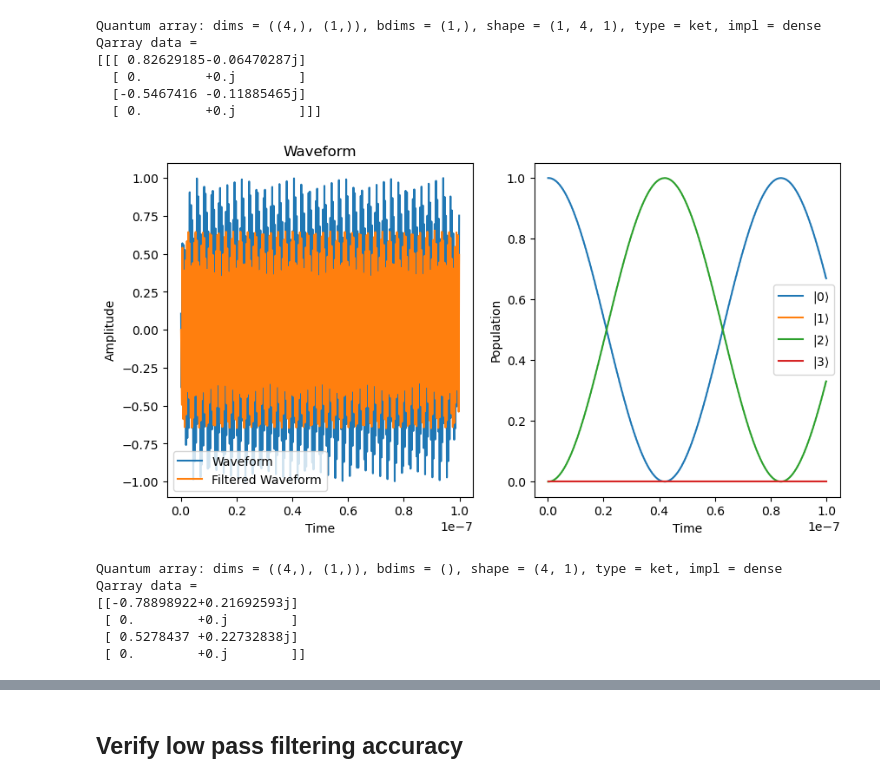
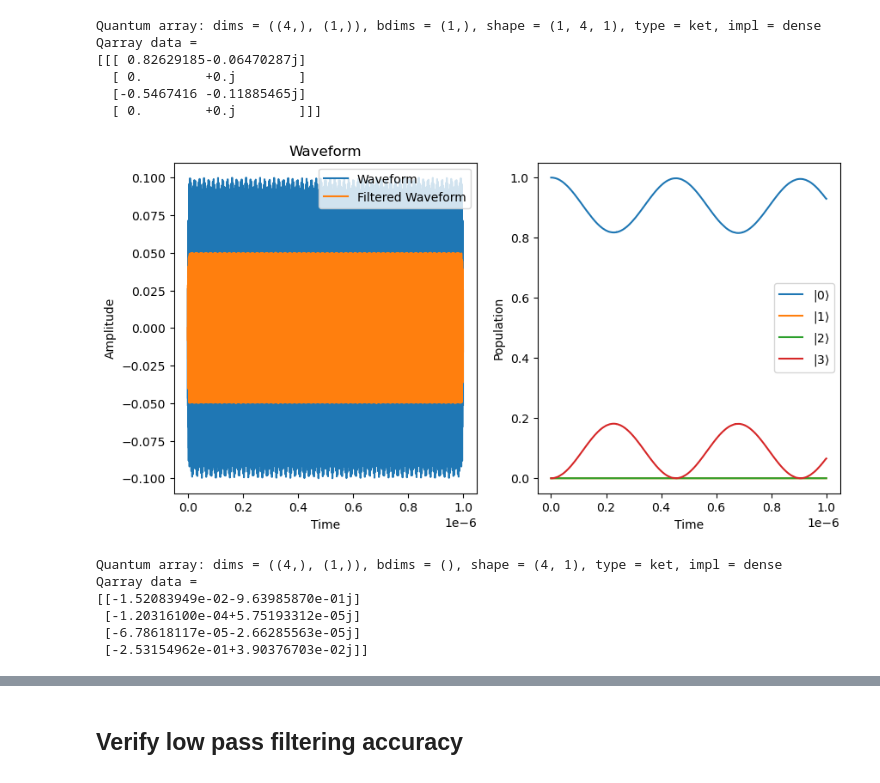
Before and after one commit to Sephiram591/qcontrol, a Jupyter notebook: src/qcontrol/snv/testing_single_particle_impl.ipynb, the cells around one changed output, grey strips where cells are left out. Saved outputs shown, nothing was run; the diff lists cells and outputs as text; code cells hidden in the pictures.

```diff
--- a/src/qcontrol/snv/testing_single_particle_impl.ipynb
+++ b/src/qcontrol/snv/testing_single_particle_impl.ipynb
@@ -88,7 +99,7 @@ def get_basic_particle(dipole_crystal_axis_idx=0) -> SnVParticle:
         magnet_unit_magnitude=jnp.ones(3),                          # error in vector-magnet axes magnitude
         magnet_axes_rotations=jnp.zeros((3, 3)),                    # (magnet_axis, Cartesian rotation-vector component)
         strain_params=jnp.asarray([0.0, 10.0, 30, 5, 15]),   # zpl_shift, alpha, beta, alpha_exc, beta_exc
-        dark_count_rate=jnp.asarray(0.001),
+        dark_count_rate=jnp.asarray(300.0),
 
         # Resonant pump coupling
         resonant_pump_coupling_rate=jnp.asarray(0.03),
@@ -96,7 +107,7 @@ def get_basic_particle(dipole_crystal_axis_idx=0) -> SnVParticle:
         resonant_pump_polarization=jnp.asarray(0.0),
         resonant_pump_phase=jnp.asarray(0.0),
         mode_field_orientation=jnp.asarray([[0.0, 0.0], [0.5 * jnp.pi, 0.5 * jnp.pi]]),  # (TE/TM, theta/phi) in the crystal frame
-        transmission_out_diamond=jnp.ones(2),
+        transmission_out_diamond=0.0001*jnp.ones(2),
         reflection_from_pic=jnp.zeros(2),
 
         eom_vpi_ratio=jnp.asarray(0.6),
@@ -115,7 +126,7 @@ def get_basic_particle(dipole_crystal_axis_idx=0) -> SnVParticle:
 
     nondiff = SnVNonDiffParams(
         dipole_crystal_axis_idx=jnp.asarray(dipole_crystal_axis_idx, dtype=jnp.int32),
-        hyperfine_neighbor_idx=jnp.asarray(HyperfineNeighbor.NONEIGHBOR, dtype=jnp.int32),
+        hyperfine_neighbor_idx=jnp.asarray(HyperfineNeighbor.C13_FIRST_CLASS_0, dtype=jnp.int32),
         excited_state_lifetime=jnp.asarray(6.0),
         debye_waller_factor=jnp.asarray(0.6),
         quantum_efficiency=jnp.asarray(0.8),
@@ -296,7 +307,7 @@ notebook, which builds an `SnVDistribution` of many particles and vmaps a
 # Example
 # -------------------------------------------------------------------------
 particle = particle_longitudinal
-control_state = ph.get_optimal_control_state(particle, B_target, target_dipole_operator)
+control_state = ph.SnVControlState.from_targets(particle, B_target, target_dipole_operator)
 
 pulse = AnalogPulse(
     length=1e-6,
@@ -308,7 +319,7 @@ pulse = AnalogPulse(
     frequency=ph.get_emr_freqs(particle, control_state)[0] * 1e9,
     frequency_chirp=0,
     shape=Shape.TRIANGLE,
-    S21_correct=True,
+    S21_correct=False,
     w_3db=2e9,
     phase_offset=np.nan,
     name="",
@@ -372,7 +383,7 @@ pulse = AnalogPulse(
     # frequency=drive_freq_ghz * 1e9,
     frequency_chirp=0,
     shape=Shape.TRIANGLE,
-    S21_correct=True,
+    S21_correct=False,
     w_3db=2e9,
     phase_offset=np.nan,
     name="",
@@ -478,7 +489,7 @@ pulse = AnalogPulse(
     frequency=ph.get_emr_freqs(particle, control_state)[0] * 1e9,
     frequency_chirp=0,
     shape=Shape.TRIANGLE,
-    S21_correct=True,
+    S21_correct=False,
     w_3db=2 * jnp.pi * 2e9,
     phase_offset=np.nan,
     name="",
@@ -576,62 +587,64 @@ Qarray data =
   [ 0.        +0.j        ]]]
 # %%
 pulse = AnalogPulse(
-    length=100e-9,
+    length=1000e-9,
     apodization=Apodization.COSINE,
     apodization_length=10e-9,
     padding_length=0,
     shift=0,
-    amplitude=1,
-    frequency=ph.get_emr_freqs(particle, control_state)[0] * 1e9,
+    amplitude=.1,
+    frequency=ph.get_emr_freqs(particle, control_state)[0] * 1e9+2e6,
     frequency_chirp=0,
     shape=Shape.TRIANGLE,
-    S21_correct=True,
+    S21_correct=False,
     w_3db=2 * jnp.pi * 2e9,
     phase_offset=np.nan,
     name="",
 )
 
+solver_options_args = (True, "Dopri5", int(1e5), float(1e-5), float(1e-7))
 states, filter_states, populations = ph.drive_mw_hamiltonian(
     particle,
     control_state,
     pulse,
     included_states=(0, 1, 2, 3),
     saveat_final_only=False,
+    solver_options_args=solver_options_args
 )
 
 tau = make_analog_pulse_time_array(pulse, 1 / particle.nondiff.sampling_rate / 1e9, at_time=pulse.length / 2)
 waveform, envelope, returned_tau = synthesize_analog_pulse(
     pulse=pulse,
     tau=tau,
     at_time=pulse.length / 2,
     all_info=True,
     dphase=0.0,
 )
 fig, axs = plt.subplots(1, 2, figsize=(10, 5))
 axs[0].plot(returned_tau, waveform, label="Waveform")
 axs[0].plot(returned_tau, filter_states[1], label="Filtered Waveform")
 axs[0].set_title("Waveform")
 axs[0].set_xlabel("Time")
 axs[0].set_ylabel("Amplitude")
 axs[0].legend()
 
 for i in range(4):
     axs[1].plot(
         np.asarray(returned_tau),
         np.asarray(populations[i]),
         label=fr"$|{i}\rangle$",
     )
 
 axs[1].set_xlabel("Time")
 axs[1].set_ylabel("Population")
 axs[1].legend()
 plt.show()
 print(states[-1])
 # %% [output]
-[figure, old version]
+[figure, new version]
 Quantum array: dims = ((4,), (1,)), bdims = (), shape = (4, 1), type = ket, impl = dense
 Qarray data =
-[[-0.78898922+0.21692593j]
- [ 0.        +0.j        ]
- [ 0.5278437 +0.22732838j]
- [ 0.        +0.j        ]]
+[[-1.52083949e-02-9.63985870e-01j]
+ [-1.20316100e-04+5.75193312e-05j]
+ [-6.78618117e-05-2.66285563e-05j]
+ [-2.53154962e-01+3.90376703e-02j]]
```
Also changed, not shown: parts of 23 cells of this notebook, 14 other files.
